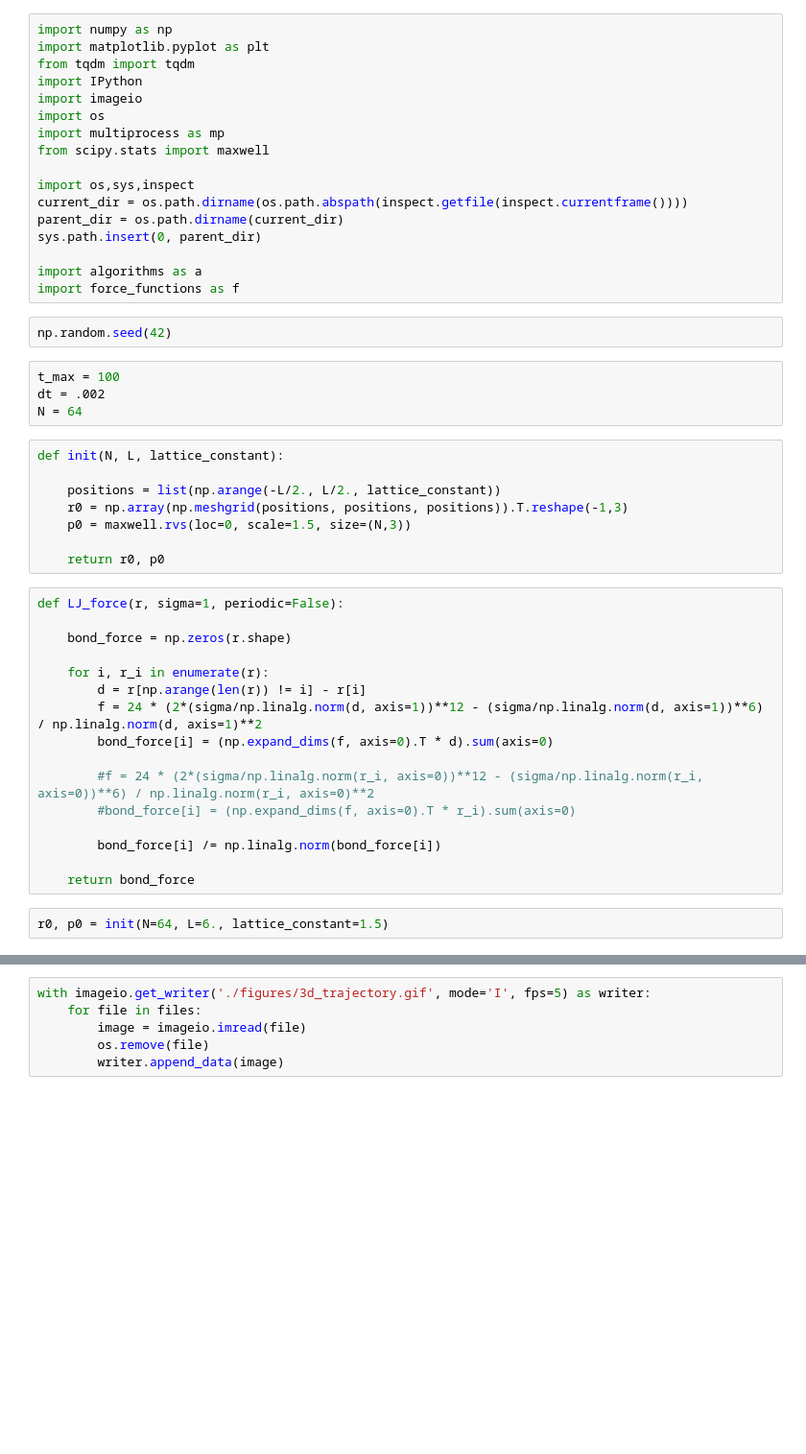
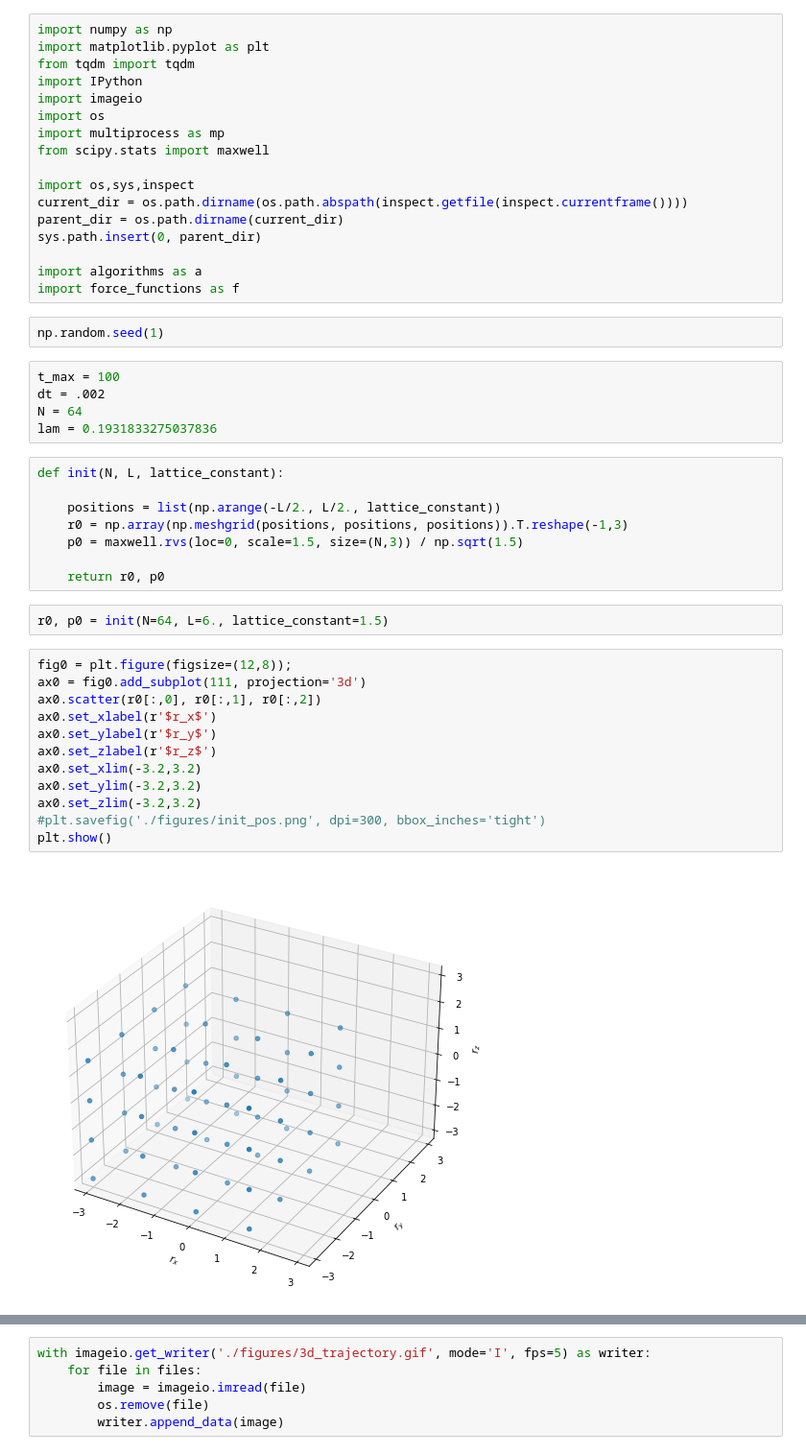
Before and after one commit to e-richter/molecular_simulations, a Jupyter notebook: 05/assignment05-2.ipynb, the cells around one changed output, grey strips where cells are left out. Shown at 96% size. Drawn from its saved outputs; the diff is of its cells as text; blank space fills up the shorter version.

```diff
--- a/05/assignment05-2.ipynb
+++ b/05/assignment05-2.ipynb
@@ -16,35 +16,34 @@ sys.path.insert(0, parent_dir)
 import algorithms as a
 import force_functions as f
 # %%
-np.random.seed(42)
+np.random.seed(1)
 # %%
 t_max = 100
 dt = .002
 N = 64
+lam = 0.1931833275037836
 # %%
 def init(N, L, lattice_constant):
 
     positions = list(np.arange(-L/2., L/2., lattice_constant))
     r0 = np.array(np.meshgrid(positions, positions, positions)).T.reshape(-1,3)
-    p0 = maxwell.rvs(loc=0, scale=1.5, size=(N,3))
+    p0 = maxwell.rvs(loc=0, scale=1.5, size=(N,3)) / np.sqrt(1.5)
 
     return r0, p0
-# %%
-def LJ_force(r, sigma=1, periodic=False):
-
-    bond_force = np.zeros(r.shape)
-
-    for i, r_i in enumerate(r):
-        d = r[np.arange(len(r)) != i] - r[i]
-        f = 24 * (2*(sigma/np.linalg.norm(d, axis=1))**12 - (sigma/np.linalg.norm(d, axis=1))**6) / np.linalg.norm(d, axis=1)**2
-        bond_force[i] = (np.expand_dims(f, axis=0).T * d).sum(axis=0)
-
-        #f = 24 * (2*(sigma/np.linalg.norm(r_i, axis=0))**12 - (sigma/np.linalg.norm(r_i, axis=0))**6) / np.linalg.norm(r_i, axis=0)**2
-        #bond_force[i] = (np.expand_dims(f, axis=0).T * r_i).sum(axis=0)
-
-        bond_force[i] /= np.linalg.norm(bond_force[i])
-
-    return bond_force
 # %%
 r0, p0 = init(N=64, L=6., lattice_constant=1.5)
+# %%
+fig0 = plt.figure(figsize=(12,8));
+ax0 = fig0.add_subplot(111, projection='3d')
+ax0.scatter(r0[:,0], r0[:,1], r0[:,2])
+ax0.set_xlabel(r'$r_x$')
+ax0.set_ylabel(r'$r_y$')
+ax0.set_zlabel(r'$r_z$')
+ax0.set_xlim(-3.2,3.2)
+ax0.set_ylim(-3.2,3.2)
+ax0.set_zlim(-3.2,3.2)
+#plt.savefig('./figures/init_pos.png', dpi=300, bbox_inches='tight')
+plt.show()
+# %% [output]
+[figure, added]
 # %%
```
Also changed, not shown: parts of 8 cells of this notebook, 6 other files.
